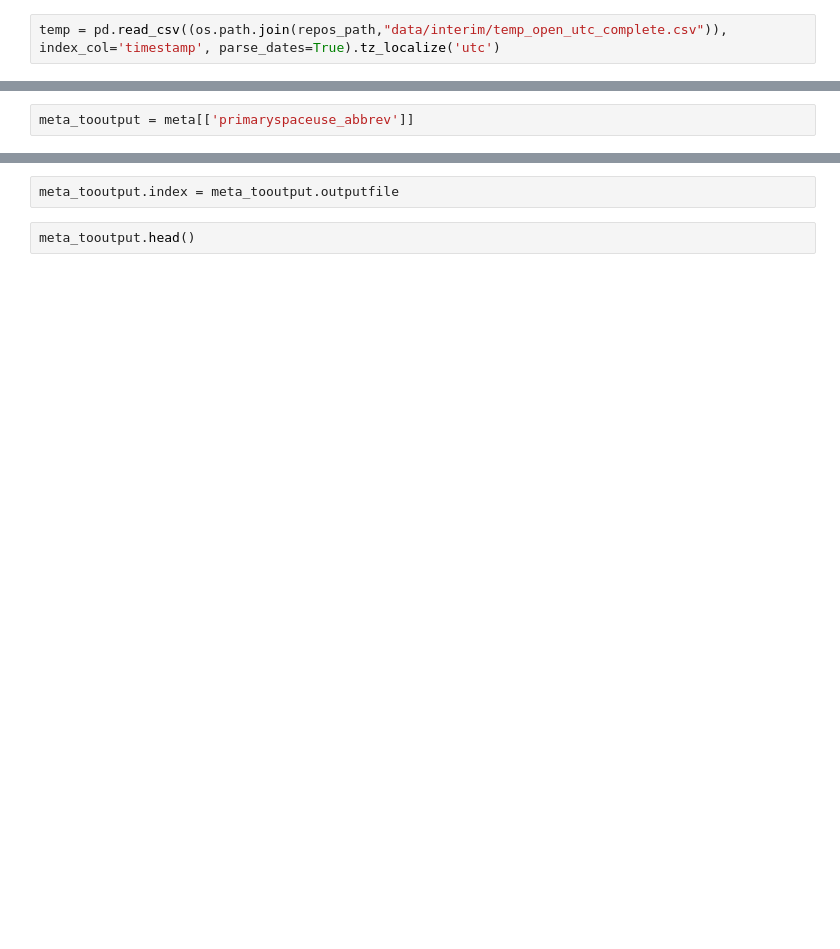
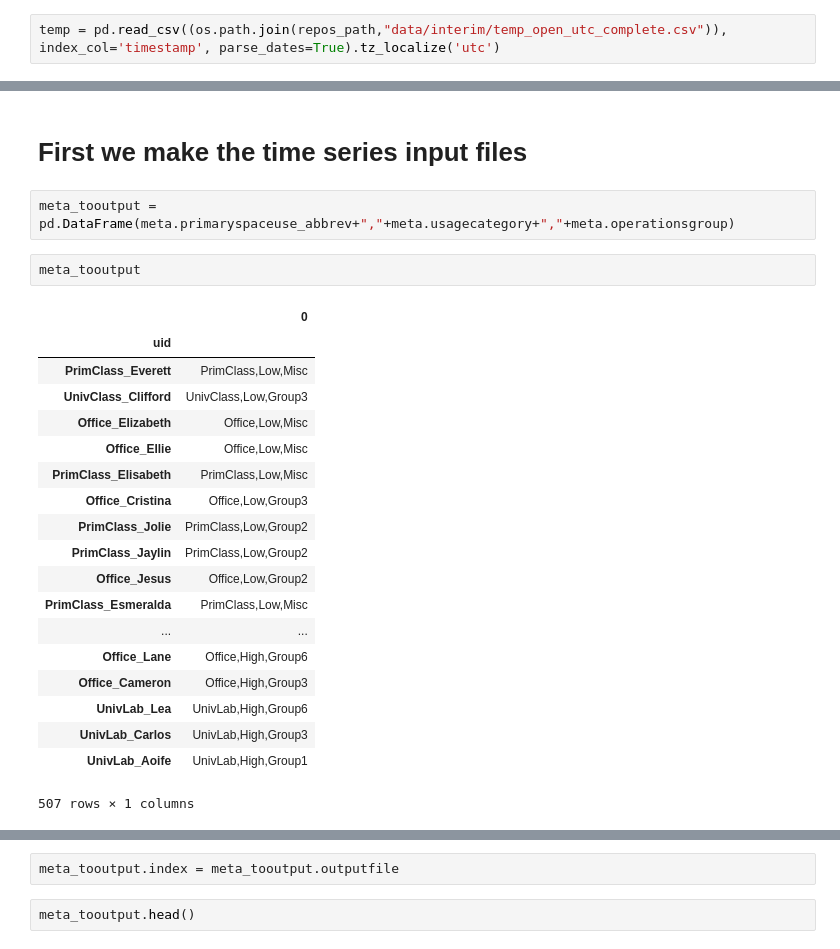
Before and after one commit to buds-lab/the-building-data-genome-project, a Jupyter notebook: notebooks/hctsa input file creation.ipynb, the cells around one changed output, grey strips where cells are left out. Drawn from its saved outputs; the diff is of its cells as text; blank space fills up the shorter version.

```diff
--- a/notebooks/hctsa input file creation.ipynb
+++ b/notebooks/hctsa input file creation.ipynb
@@ -36,4 +38,28 @@ meta
+# %% [markdown]
+# First we make the time series input files
 # %%
-meta_tooutput = meta[['primaryspaceuse_abbrev']]
+meta_tooutput = pd.DataFrame(meta.primaryspaceuse_abbrev+","+meta.usagecategory+","+meta.operationsgroup)
+# %%
+meta_tooutput
+# %% [output]
+|  | 0 |
+| uid |  |
+| PrimClass_Everett | PrimClass,Low,Misc |
+| UnivClass_Clifford | UnivClass,Low,Group3 |
+| Office_Elizabeth | Office,Low,Misc |
+| Office_Ellie | Office,Low,Misc |
+| PrimClass_Elisabeth | PrimClass,Low,Misc |
+| Office_Cristina | Office,Low,Group3 |
+| PrimClass_Jolie | PrimClass,Low,Group2 |
+| PrimClass_Jaylin | PrimClass,Low,Group2 |
+| Office_Jesus | Office,Low,Group2 |
+| PrimClass_Esmeralda | PrimClass,Low,Misc |
+| ... | ... |
+| Office_Lane | Office,High,Group6 |
+| Office_Cameron | Office,High,Group3 |
+| UnivLab_Lea | UnivLab,High,Group6 |
+| UnivLab_Carlos | UnivLab,High,Group3 |
+| UnivLab_Aoife | UnivLab,High,Group1 |
+507 rows × 1 columns
 # %%
 meta_tooutput['outputfile'] = meta_tooutput.index+".dat"
```
Also changed, not shown: parts of 10 cells of this notebook, 25 other files.
